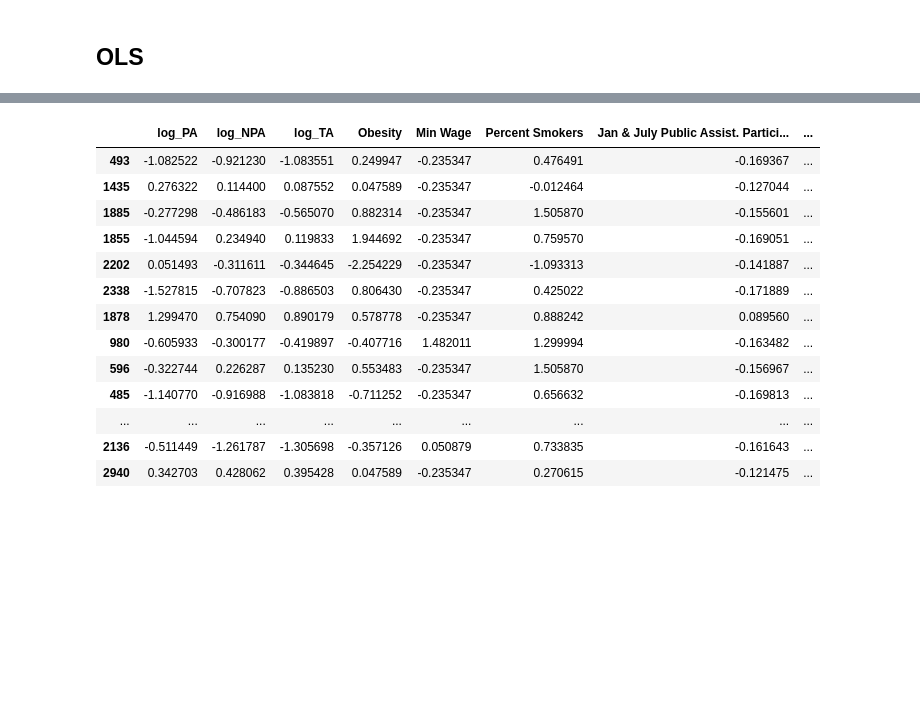
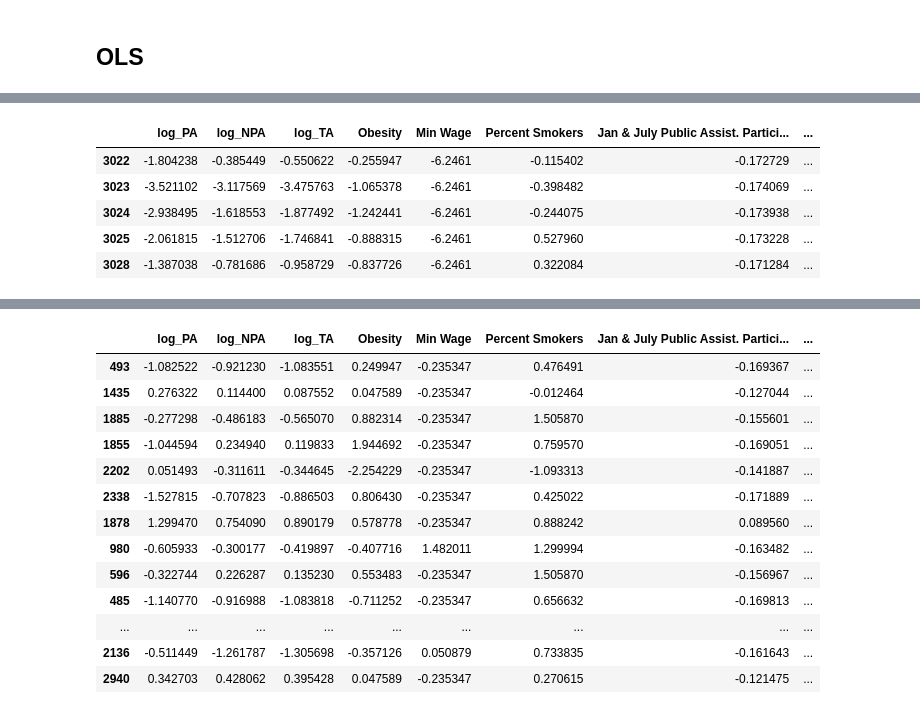
Before and after one commit to aulorbe/Life-Expectancy-In-The-US, a Jupyter notebook: feature_engineering.ipynb, the cells around one changed output, grey strips where cells are left out. Drawn from its saved outputs; the diff is of its cells as text; code cells hidden in the pictures; blank space fills up the shorter version.

```diff
--- a/feature_engineering.ipynb
+++ b/feature_engineering.ipynb
@@ -482,0 +458,9 @@ predictors_from_filter = together_from_filter.drop('Life expectancy 2010', axis=
+# %%
+predictors.tail()
+# %% [output]
+|  | log_PA | log_NPA | log_TA | Obesity | Min Wage | Percent Smokers | Jan & July Public Assist. Partici... | ... |
+| 3022 | -1.804238 | -0.385449 | -0.550622 | -0.255947 | -6.2461 | -0.115402 | -0.172729 | ... |
+| 3023 | -3.521102 | -3.117569 | -3.475763 | -1.065378 | -6.2461 | -0.398482 | -0.174069 | ... |
+| 3024 | -2.938495 | -1.618553 | -1.877492 | -1.242441 | -6.2461 | -0.244075 | -0.173938 | ... |
+| 3025 | -2.061815 | -1.512706 | -1.746841 | -0.888315 | -6.2461 | 0.527960 | -0.173228 | ... |
+| 3028 | -1.387038 | -0.781686 | -0.958729 | -0.837726 | -6.2461 | 0.322084 | -0.171284 | ... |
```
Also changed, not shown: parts of 8 cells of this notebook, 10 other files.
